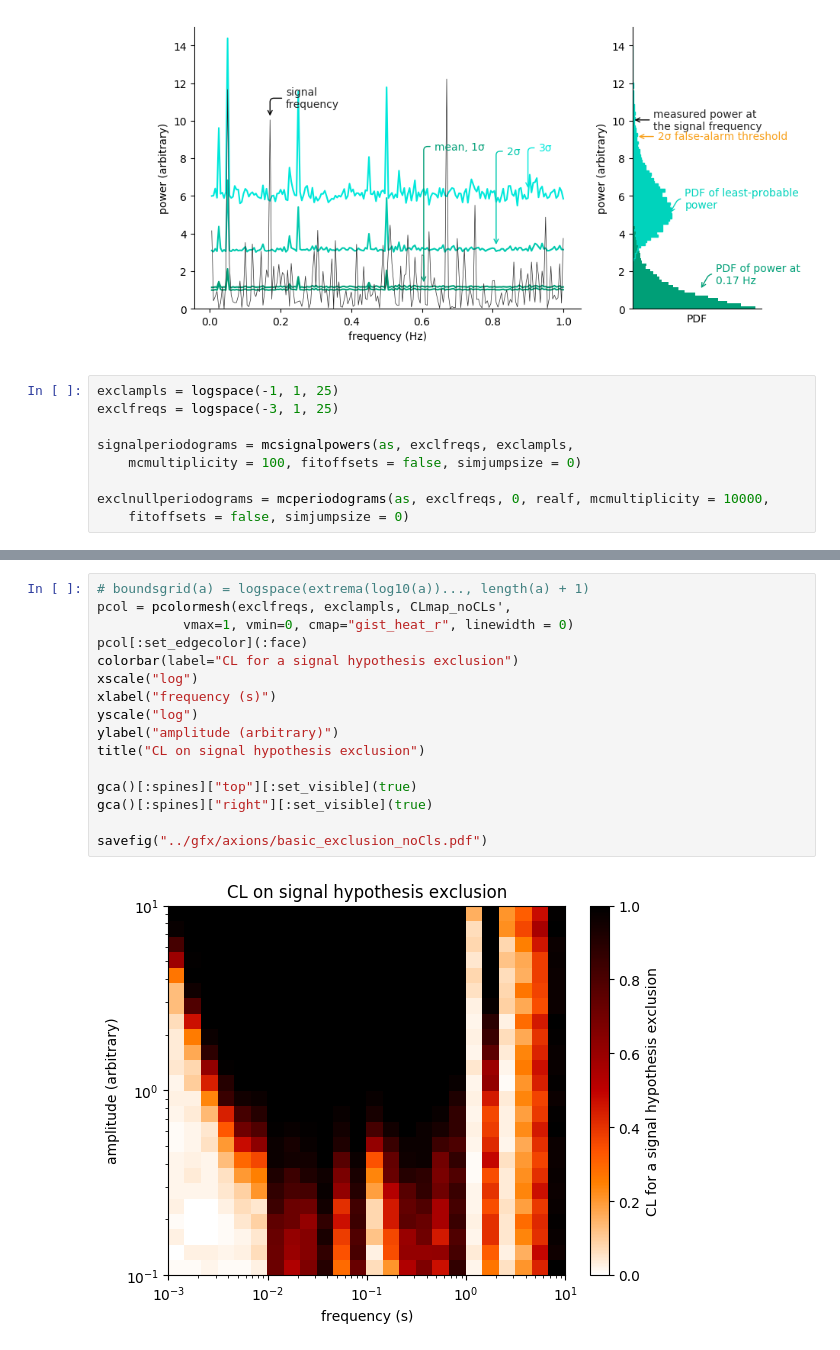
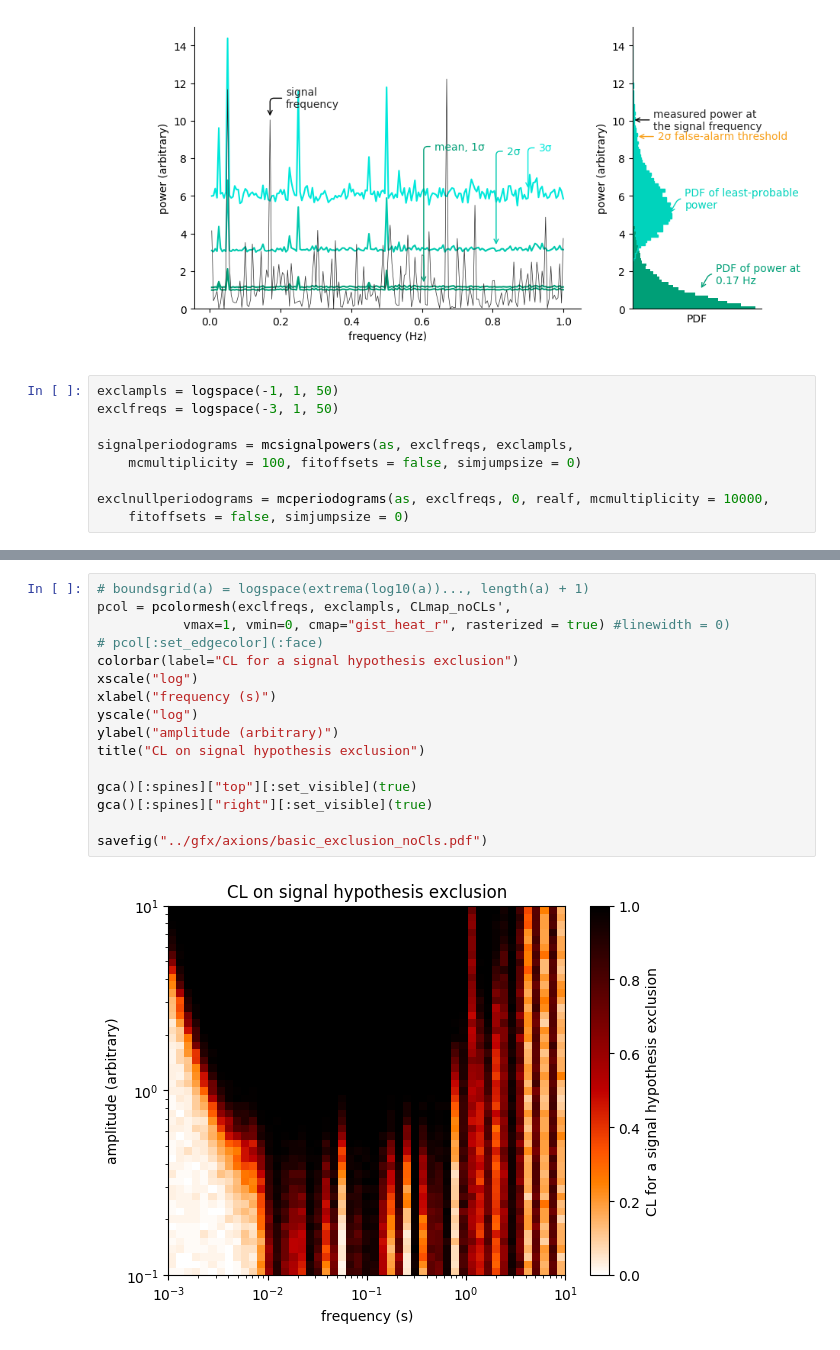
Before and after one commit to rawlik/rawlik-phd-thesis, a Jupyter notebook: calculations/alp_plots.ipynb, the cells around one changed output, grey strips where cells are left out. Saved outputs shown, nothing was run; the diff lists cells and outputs as text.

Commit message:
Update the plots still.

```diff
--- a/calculations/alp_plots.ipynb
+++ b/calculations/alp_plots.ipynb
@@ -529,8 +529,8 @@ savefig("../gfx/axions/basic_detection.pdf")
 # %% [output]
 [figure]
 # %%
-exclampls = logspace(-1, 1, 25)
-exclfreqs = logspace(-3, 1, 25)
+exclampls = logspace(-1, 1, 50)
+exclfreqs = logspace(-3, 1, 50)
 
 signalperiodograms = mcsignalpowers(as, exclfreqs, exclampls,
     mcmultiplicity = 100, fitoffsets = false, simjumpsize = 0)
@@ -614,18 +614,18 @@ savefig("../gfx/axions/basic_exclusion.pdf")
 # %%
 # boundsgrid(a) = logspace(extrema(log10(a))..., length(a) + 1)
 pcol = pcolormesh(exclfreqs, exclampls, CLmap_noCLs',
-           vmax=1, vmin=0, cmap="gist_heat_r", linewidth = 0)
-pcol[:set_edgecolor](:face)
+           vmax=1, vmin=0, cmap="gist_heat_r", rasterized = true) #linewidth = 0)
+# pcol[:set_edgecolor](:face)
 colorbar(label="CL for a signal hypothesis exclusion")
 xscale("log")
 xlabel("frequency (s)")
 yscale("log")
 ylabel("amplitude (arbitrary)")
 title("CL on signal hypothesis exclusion")
 
 gca()[:spines]["top"][:set_visible](true)
 gca()[:spines]["right"][:set_visible](true)
 
 savefig("../gfx/axions/basic_exclusion_noCls.pdf")
 # %% [output]
-[figure, old version]
+[figure, new version]
```
Also changed, not shown: parts of 7 cells of this notebook, 4 other files.
